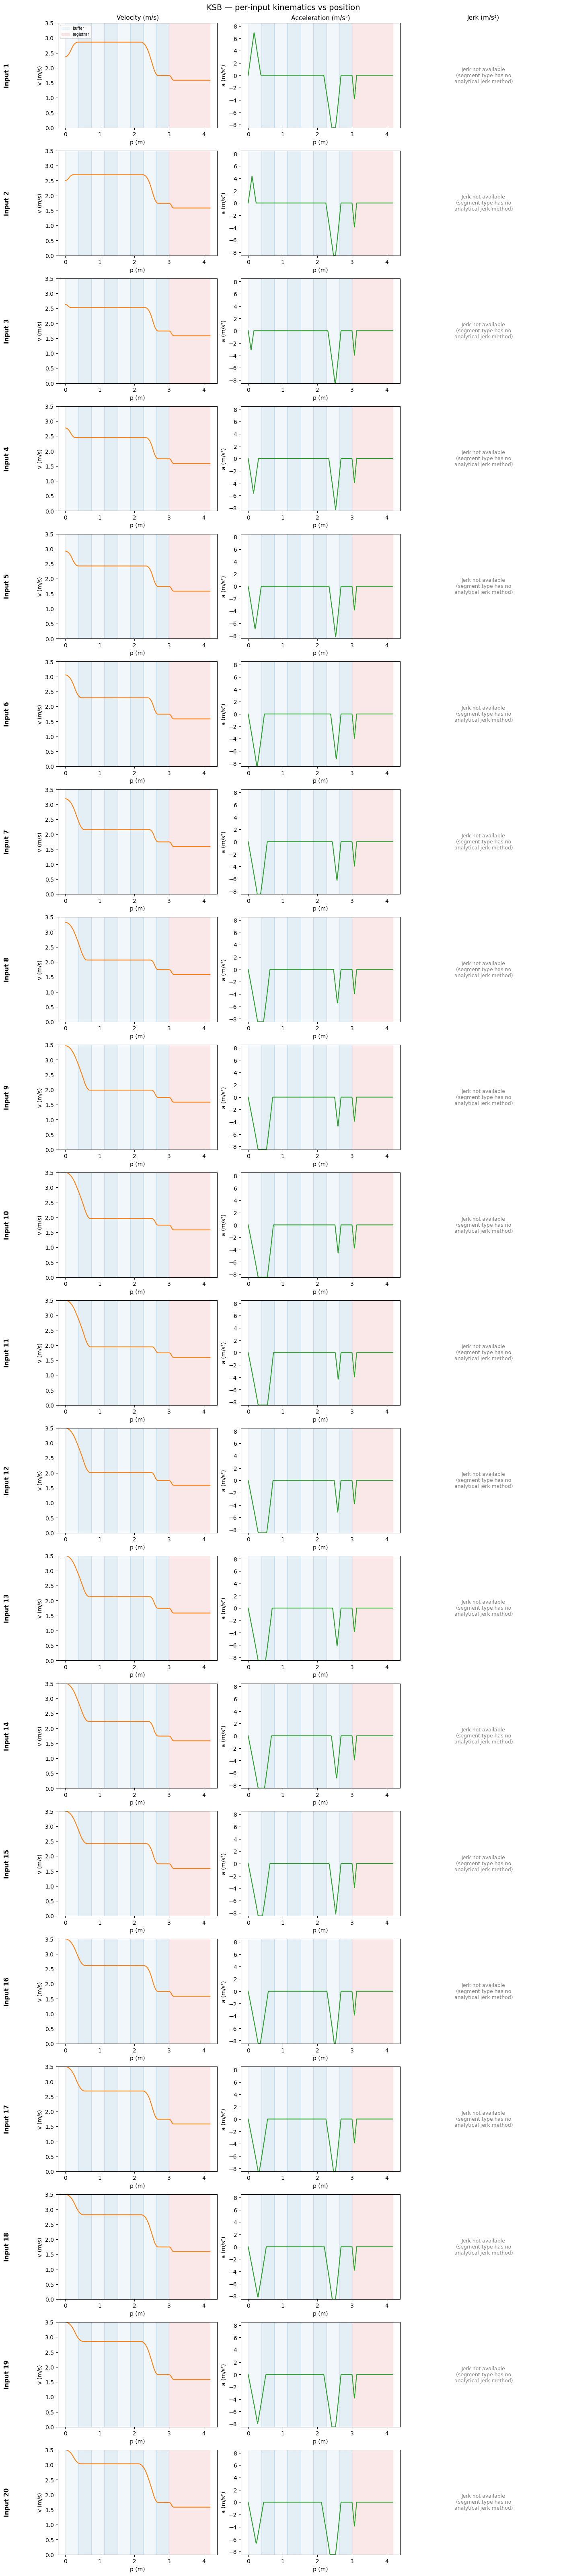
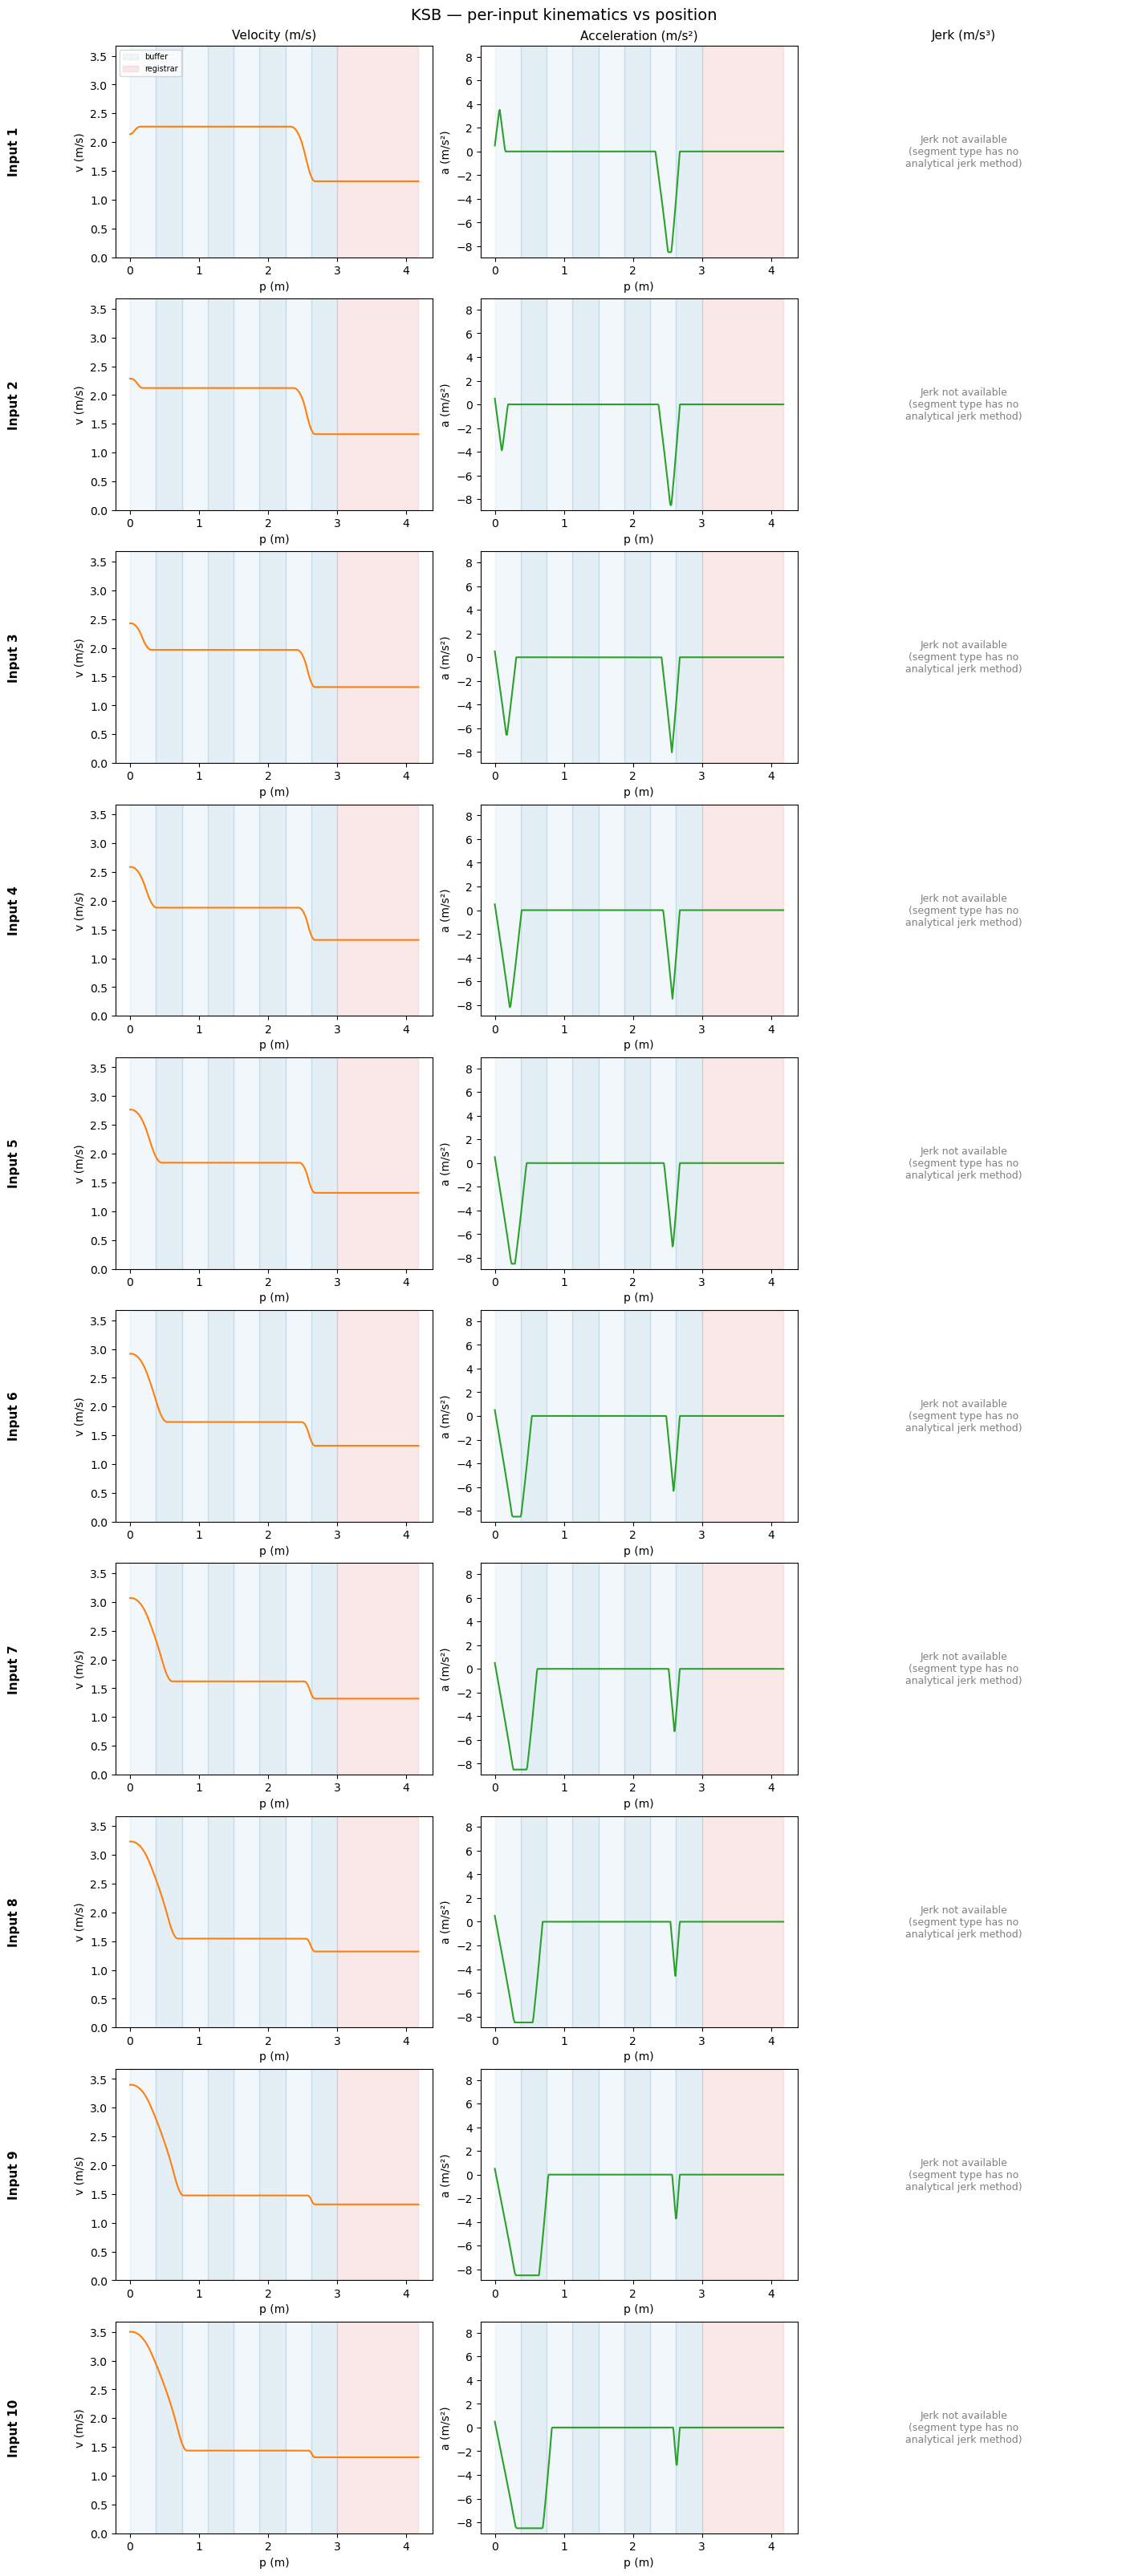
Code edit (unified diff) that turned the first committed figure into the second:
--- before
+++ after
@@ -1,3 +1,3 @@
-N        = 20
+N        = 10
 i_start  = 0
 n_samples = 500
@@ -72,5 +72,5 @@
     axes[i, 0].set_xlabel('p (m)')
     axes[i, 0].set_ylabel('v (m/s)')
-    axes[i, 0].set_ylim(0, Vmax)
+    axes[i, 0].set_ylim(0, 1.05*Vmax)
 
     # col 1 — acceleration
@@ -79,5 +79,5 @@
     axes[i, 1].set_xlabel('p (m)')
     axes[i, 1].set_ylabel('a (m/s²)')
-    axes[i, 1].set_ylim(-Amax, Amax)
+    axes[i, 1].set_ylim(-1.05*Amax, 1.05*Amax)
 
     # col 2 — jerk

Commit: had to remove UB boundary buffer again. It caused some issues. UB and RB are fundamentally different boundaries, because upstream control is statefull and registrar is not (yet).